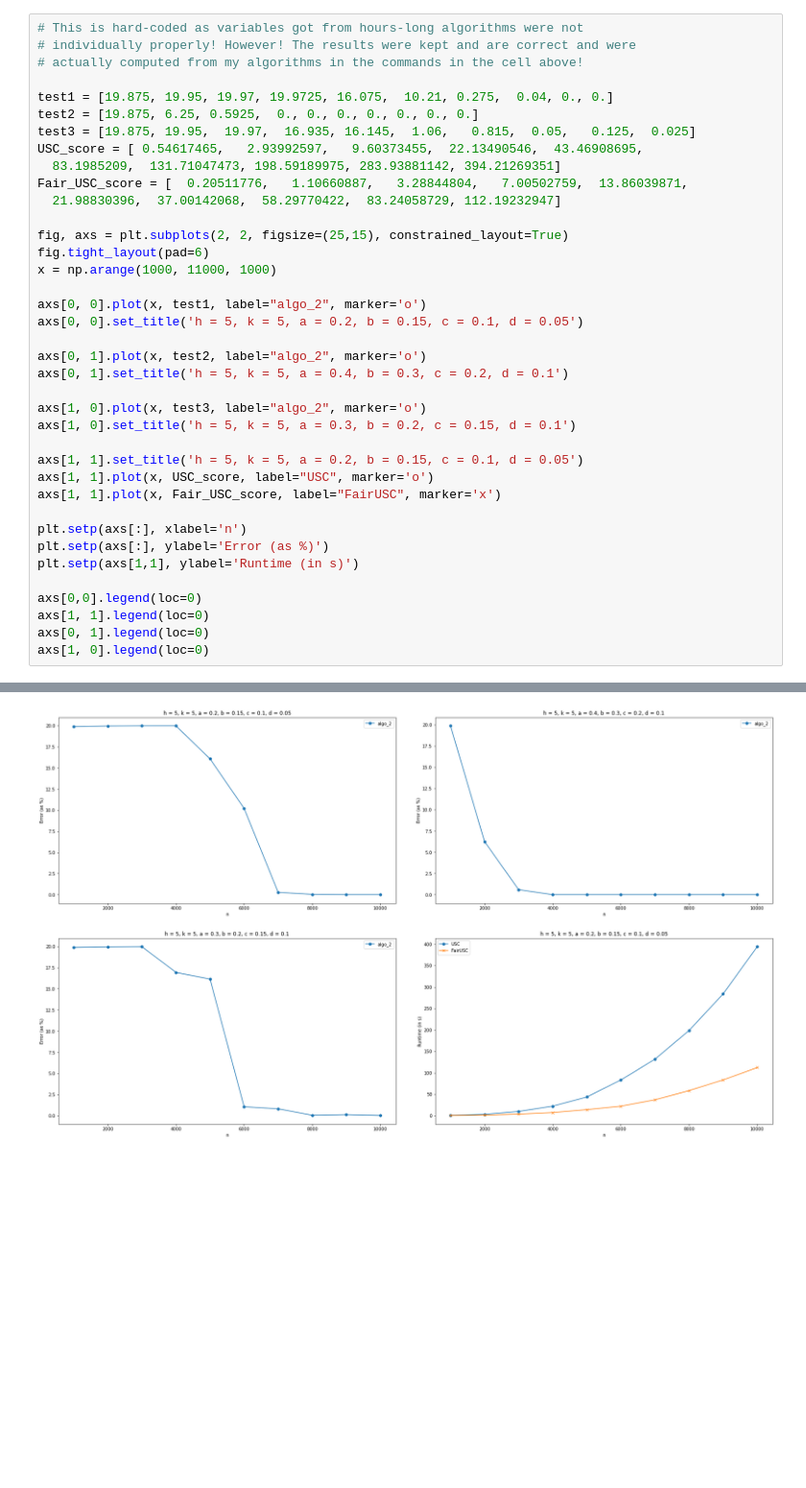
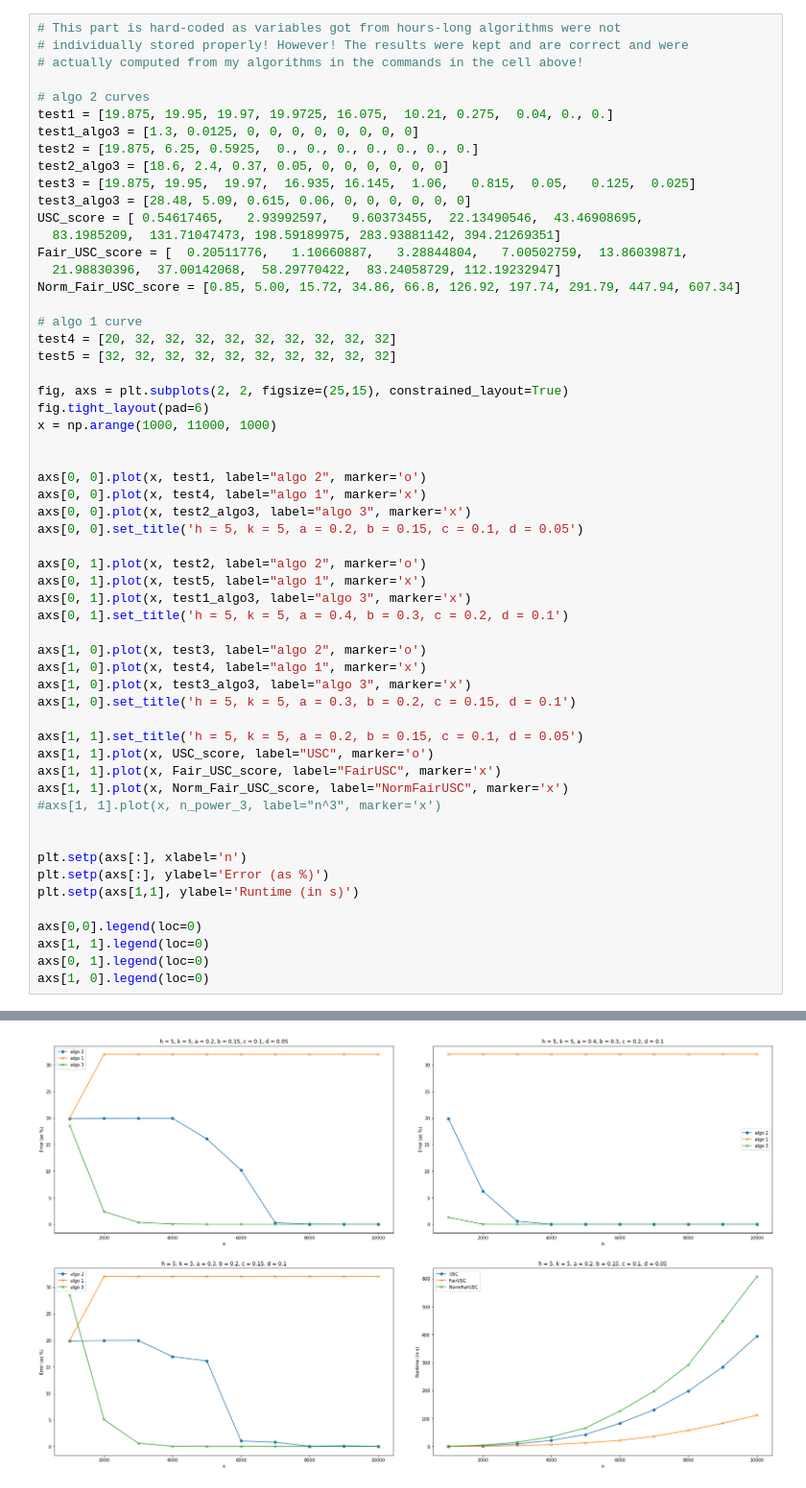
Before and after one commit to Klodivio355/Fairness_Clustering, a Jupyter notebook: ReproduceFigure2.ipynb, the cells around one changed output, grey strips where cells are left out. Shown: that part at 96% size. Saved outputs shown, nothing was run; the diff lists cells and outputs as text; blank space fills up the shorter version.

```diff
--- a/ReproduceFigure2.ipynb
+++ b/ReproduceFigure2.ipynb
@@ -57,41 +57,60 @@ test3, algo1run3, algo2run3 = get_averaged_tests_55(4, 0.3, 0.2, 0.15, 0.1)
 # %%
-# This is hard-coded as variables got from hours-long algorithms were not
-# individually properly! However! The results were kept and are correct and were
+# This part is hard-coded as variables got from hours-long algorithms were not
+# individually stored properly! However! The results were kept and are correct and were
 # actually computed from my algorithms in the commands in the cell above!
 
+# algo 2 curves
 test1 = [19.875, 19.95, 19.97, 19.9725, 16.075,  10.21, 0.275,  0.04, 0., 0.]
+test1_algo3 = [1.3, 0.0125, 0, 0, 0, 0, 0, 0, 0, 0]
 test2 = [19.875, 6.25, 0.5925,  0., 0., 0., 0., 0., 0., 0.]
+test2_algo3 = [18.6, 2.4, 0.37, 0.05, 0, 0, 0, 0, 0, 0]
 test3 = [19.875, 19.95,  19.97,  16.935, 16.145,  1.06,   0.815,  0.05,   0.125,  0.025]
+test3_algo3 = [28.48, 5.09, 0.615, 0.06, 0, 0, 0, 0, 0, 0]
 USC_score = [ 0.54617465,   2.93992597,   9.60373455,  22.13490546,  43.46908695,
   83.1985209,  131.71047473, 198.59189975, 283.93881142, 394.21269351]
 Fair_USC_score = [  0.20511776,   1.10660887,   3.28844804,   7.00502759,  13.86039871,
   21.98830396,  37.00142068,  58.29770422,  83.24058729, 112.19232947]
+Norm_Fair_USC_score = [0.85, 5.00, 15.72, 34.86, 66.8, 126.92, 197.74, 291.79, 447.94, 607.34]
+
+# algo 1 curve
+test4 = [20, 32, 32, 32, 32, 32, 32, 32, 32, 32]
+test5 = [32, 32, 32, 32, 32, 32, 32, 32, 32, 32]
 
 fig, axs = plt.subplots(2, 2, figsize=(25,15), constrained_layout=True)
 fig.tight_layout(pad=6)
 x = np.arange(1000, 11000, 1000)
 
-axs[0, 0].plot(x, test1, label="algo_2", marker='o')
+
+axs[0, 0].plot(x, test1, label="algo 2", marker='o')
+axs[0, 0].plot(x, test4, label="algo 1", marker='x')
+axs[0, 0].plot(x, test2_algo3, label="algo 3", marker='x')
 axs[0, 0].set_title('h = 5, k = 5, a = 0.2, b = 0.15, c = 0.1, d = 0.05')
 
-axs[0, 1].plot(x, test2, label="algo_2", marker='o')
+axs[0, 1].plot(x, test2, label="algo 2", marker='o')
+axs[0, 1].plot(x, test5, label="algo 1", marker='x')
+axs[0, 1].plot(x, test1_algo3, label="algo 3", marker='x')
 axs[0, 1].set_title('h = 5, k = 5, a = 0.4, b = 0.3, c = 0.2, d = 0.1')
 
-axs[1, 0].plot(x, test3, label="algo_2", marker='o')
+axs[1, 0].plot(x, test3, label="algo 2", marker='o')
+axs[1, 0].plot(x, test4, label="algo 1", marker='x')
+axs[1, 0].plot(x, test3_algo3, label="algo 3", marker='x')
 axs[1, 0].set_title('h = 5, k = 5, a = 0.3, b = 0.2, c = 0.15, d = 0.1')
 
 axs[1, 1].set_title('h = 5, k = 5, a = 0.2, b = 0.15, c = 0.1, d = 0.05')
 axs[1, 1].plot(x, USC_score, label="USC", marker='o')
 axs[1, 1].plot(x, Fair_USC_score, label="FairUSC", marker='x')
+axs[1, 1].plot(x, Norm_Fair_USC_score, label="NormFairUSC", marker='x')
+#axs[1, 1].plot(x, n_power_3, label="n^3", marker='x')
+
 
 plt.setp(axs[:], xlabel='n')
 plt.setp(axs[:], ylabel='Error (as %)')
 plt.setp(axs[1,1], ylabel='Runtime (in s)')
 
 axs[0,0].legend(loc=0)
 axs[1, 1].legend(loc=0)
 axs[0, 1].legend(loc=0)
 axs[1, 0].legend(loc=0)
 # %% [output]
 <matplotlib.legend.Legend at 0x...>
-[figure, old version]
+[figure, new version]
```
Also changed, not shown: parts of 8 cells of this notebook, 2 other files.
